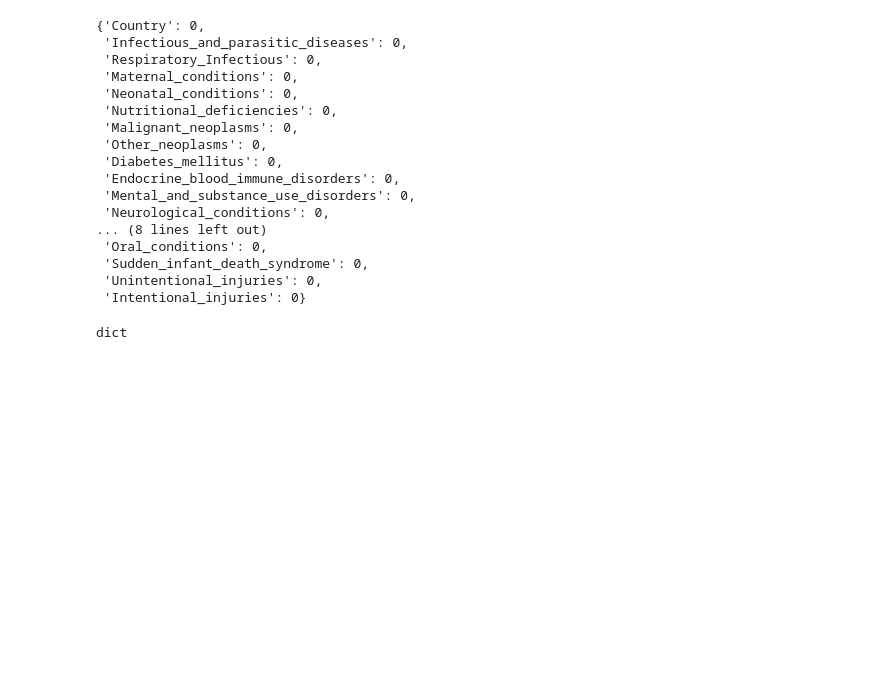
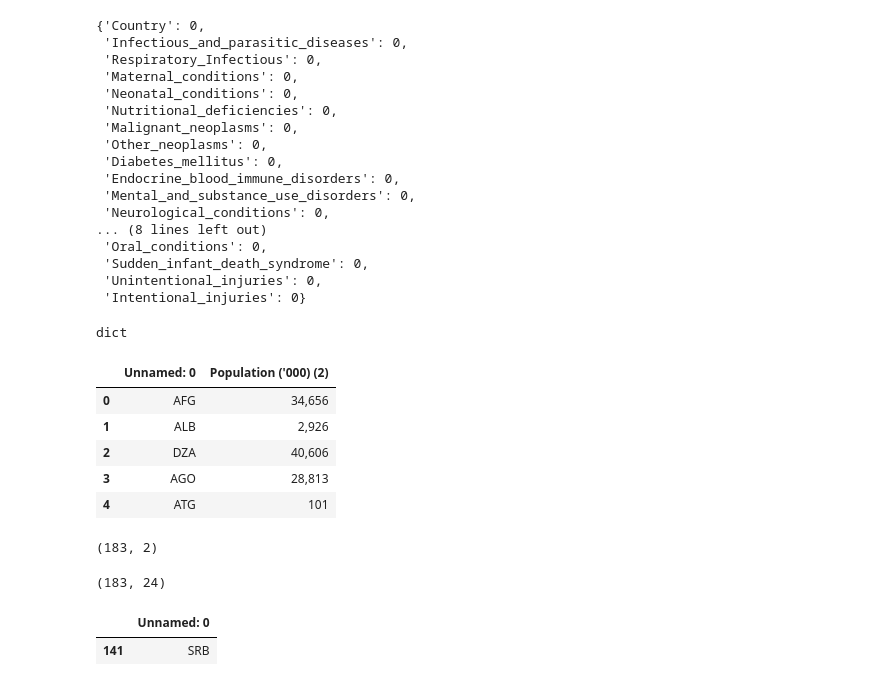
Before and after one commit to jasminajovanovic/somethingdark, a Jupyter notebook: Merging_All_Datas.ipynb, the cells around one changed output. Cells and saved outputs as stored; diff of their text form; code cells hidden in the pictures; blank space fills up the shorter version.

Commit message:
switching to country codes instead of country names, custom function to determnine color based on min and max values for that disease

```diff
--- a/Merging_All_Datas.ipynb
+++ b/Merging_All_Datas.ipynb
@@ -658,2 +662,21 @@ with open('Daly.geo.json', 'w') as fp:
 # %%
 # jsonDf['features']
+# %%
+countryData = pd.read_csv('assets/data/population_and_codes.csv', encoding="ISO-8859-1")
+# %%
+countryData.head()
+# %% [output]
+|  | Unnamed: 0 | Population ('000) (2) |
+| 0 | AFG | 34,656 |
+| 1 | ALB | 2,926 |
+| 2 | DZA | 40,606 |
+| 3 | AGO | 28,813 |
+| 4 | ATG | 101 |
+# %%
+countryData.shape
+# %% [output]
+(183, 2)
+# %%
+data.shape
+# %% [output]
+(183, 24)
@@ -659,0 +687,5 @@ with open('Daly.geo.json', 'w') as fp:
+# %%
+newCountryData.loc[data['Country'] == 'Serbia', ['Unnamed: 0']]
+# %% [output]
+|  | Unnamed: 0 |
+| 141 | SRB |
```
Also changed, not shown: parts of 8 cells of this notebook, 6 other files.
